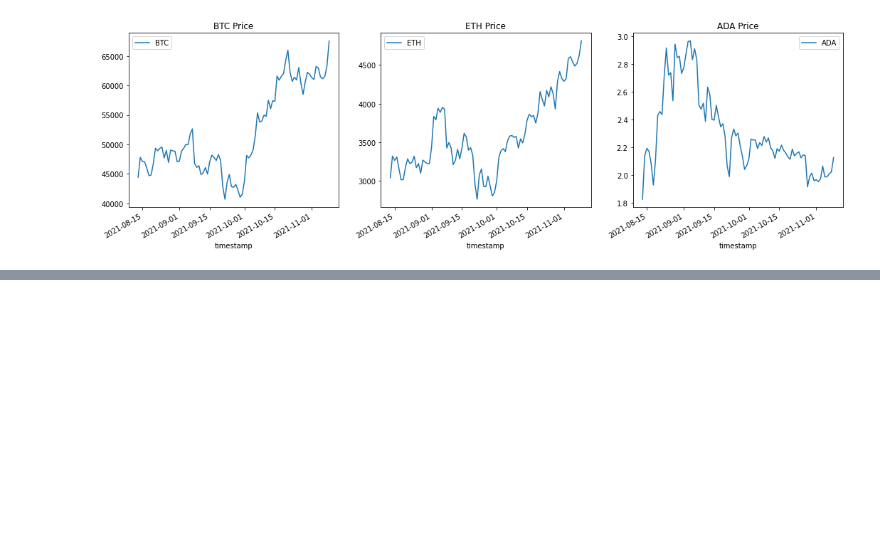
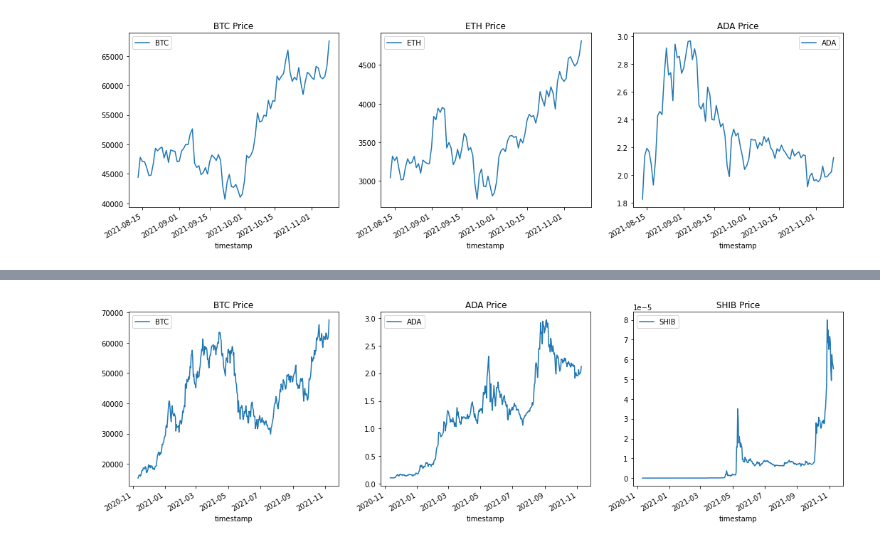
Before and after one commit to webostap/NIR, a Jupyter notebook: crypto_history.ipynb, the cells around one changed output, grey strips where cells are left out. Saved outputs shown, nothing was run; the diff lists cells and outputs as text; code cells hidden in the pictures; blank space fills up the shorter version.

```diff
--- a/crypto_history.ipynb
+++ b/crypto_history.ipynb
@@ -61,0 +113,6 @@ for i, crypto in enumerate(['BTC', 'ETH', 'ADA']):
+# %%
+fig, axes = plt.subplots(1, 3, sharex=True, figsize=(18,5))
+for i, crypto in enumerate(['BTC', 'ADA', 'SHIB']):
+    closePrice_dfy.plot(ax=axes[i], x='timestamp', y=crypto).set(title=crypto+" Price")
+# %% [output]
+[figure, added]
```
Also changed, not shown: parts of 7 cells of this notebook, 1 other file.
